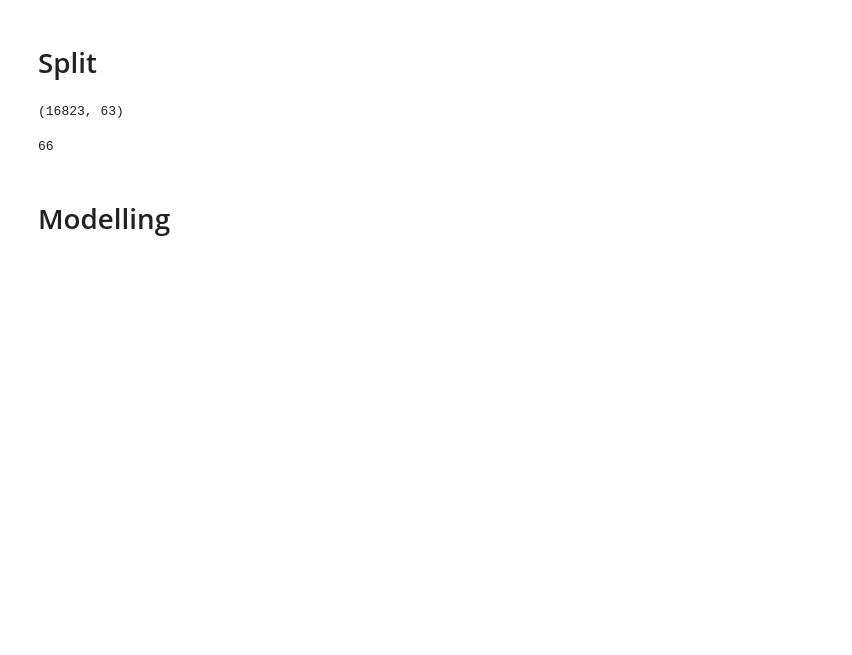
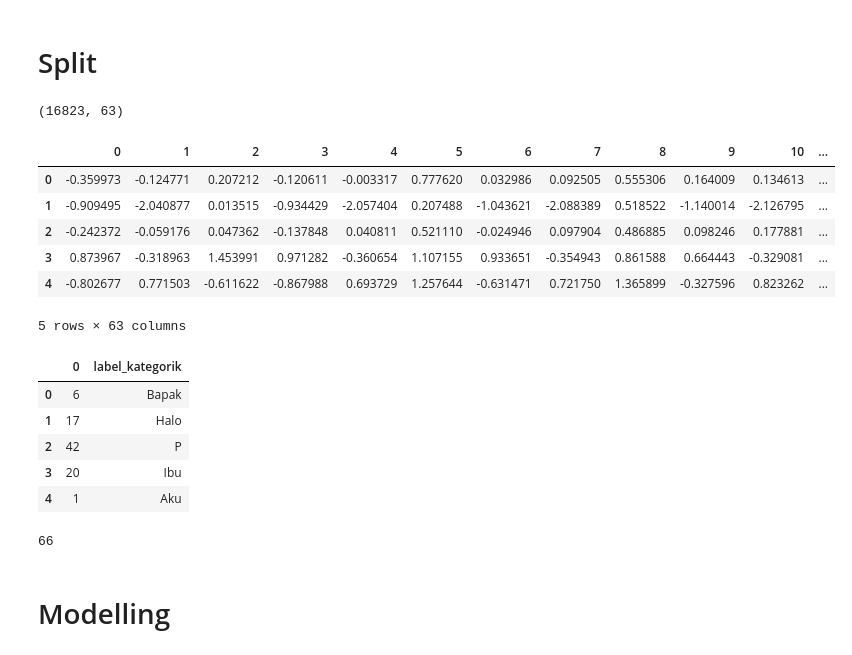
Before and after one commit to Swara-id/ml, a Jupyter notebook: modelling.ipynb, the cells around one changed output. Saved outputs shown, nothing was run; the diff lists cells and outputs as text; code cells hidden in the pictures; blank space fills up the shorter version.

```diff
--- a/modelling.ipynb
+++ b/modelling.ipynb
@@ -203,6 +205,28 @@ X_train, X_test, y_train, y_test = train_test_split(
 X_train.shape
 # %% [output]
 (16823, 63)
+# %%
+X_test_df = pd.DataFrame(X_test)
+y_test_df = pd.DataFrame(y_test)
+y_test_df['true_kategorik'] = label_encoder.inverse_transform(y_test)
+
+display(X_test_df.head(), y_test_df.head())
+X_test_df.to_csv('./datasets/extraction-feature-default/test-feature.csv', index=False)
+y_test_df.to_csv('./datasets/extraction-feature-default/test-label.csv', index=False)
+# %% [output]
+|  | 0 | 1 | 2 | 3 | 4 | 5 | 6 | 7 | 8 | 9 | 10 | ... |
+| 0 | -0.359973 | -0.124771 | 0.207212 | -0.120611 | -0.003317 | 0.777620 | 0.032986 | 0.092505 | 0.555306 | 0.164009 | 0.134613 | ... |
+| 1 | -0.909495 | -2.040877 | 0.013515 | -0.934429 | -2.057404 | 0.207488 | -1.043621 | -2.088389 | 0.518522 | -1.140014 | -2.126795 | ... |
+| 2 | -0.242372 | -0.059176 | 0.047362 | -0.137848 | 0.040811 | 0.521110 | -0.024946 | 0.097904 | 0.486885 | 0.098246 | 0.177881 | ... |
+| 3 | 0.873967 | -0.318963 | 1.453991 | 0.971282 | -0.360654 | 1.107155 | 0.933651 | -0.354943 | 0.861588 | 0.664443 | -0.329081 | ... |
+| 4 | -0.802677 | 0.771503 | -0.611622 | -0.867988 | 0.693729 | 1.257644 | -0.631471 | 0.721750 | 1.365899 | -0.327596 | 0.823262 | ... |
+5 rows × 63 columns
+|  | 0 | label_kategorik |
+| 0 | 6 | Bapak |
+| 1 | 17 | Halo |
+| 2 | 42 | P |
+| 3 | 20 | Ibu |
+| 4 | 1 | Aku |
 # %%
 total_class = len(set(y_encoded))
 print(total_class)
```
Also changed, not shown: parts of 21 cells of this notebook, 2 other files.
